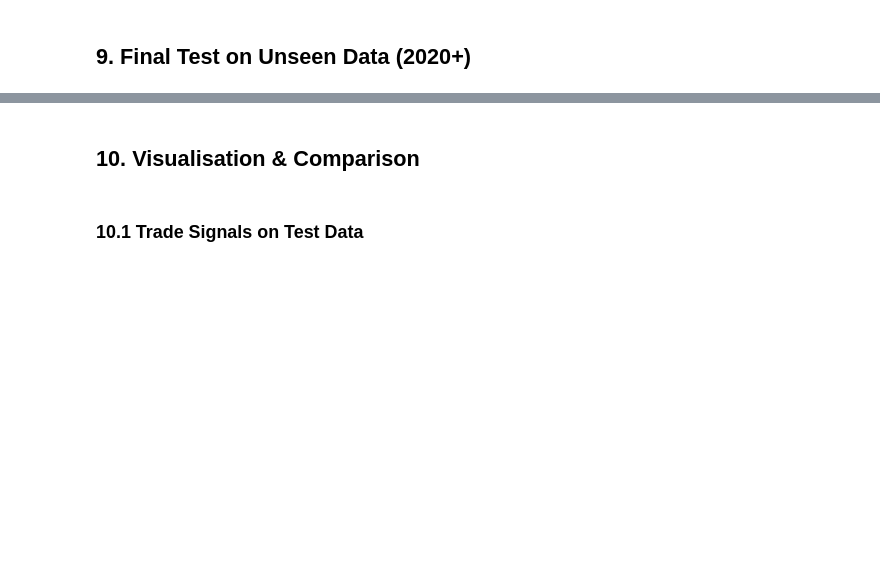
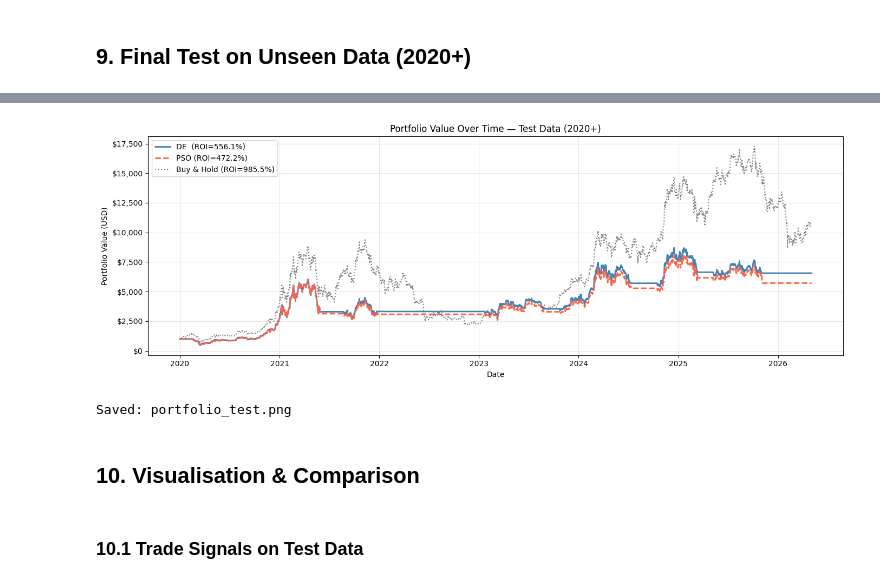
Before and after one commit to Jiongge390/CITS4404Group4, a Jupyter notebook: part2/CITS4404_TradingBot.ipynb, the cells around one changed output, grey strips where cells are left out. Drawn from its saved outputs; the diff is of its cells as text; code cells hidden in the pictures; blank space fills up the shorter version.

```diff
--- a/part2/CITS4404_TradingBot.ipynb
+++ b/part2/CITS4404_TradingBot.ipynb
@@ -542,14 +612,12 @@ for run in range(N_RUNS):
     _, val_de,  _ = differential_evolution(
         train_prices, BOUNDS,
         pop_size=POP_SIZE, max_iter=MAX_ITER,
-        F=DE_F, CR=DE_CR,
-        filter_type=FILTER, seed=s
+        F=DE_F, CR=DE_CR, seed=s
     )
     _, val_pso, _ = particle_swarm_optimization(
         train_prices, BOUNDS,
         n_particles=POP_SIZE, max_iter=MAX_ITER,
-        w=PSO_W, c1=PSO_C1, c2=PSO_C2,
-        filter_type=FILTER, seed=s
+        w=PSO_W, c1=PSO_C1, c2=PSO_C2, seed=s
     )
     de_results.append(val_de)
     pso_results.append(val_pso)
@@ -621,24 +777,23 @@ print(f'PSO best params  : N_short={best_pso_params[0]}, N_long={best_pso_params
 # %%
 # ── Evaluate on test set (2020+) ──────────────────────────────────────
-INITIAL_CASH = 10_000.0
+INITIAL_CASH = 1_000.0
 
-de_test_value  = evaluate_bot(test_prices, best_de_params[0],  best_de_params[1],  best_filter, INITIAL_CASH)
-pso_test_value = evaluate_bot(test_prices, best_pso_params[0], best_pso_params[1], best_filter, INITIAL_CASH)
+de_test_value  = evaluate_bot_14d(test_prices, best_de_params,  INITIAL_CASH)
+pso_test_value = evaluate_bot_14d(test_prices, best_pso_params, INITIAL_CASH)
 
-# Baselines
+# Baseline: buy and hold
 buy_hold_value = INITIAL_CASH * (test_prices[-1] / test_prices[0])
 
-# ROI %
 de_roi  = (de_test_value  - INITIAL_CASH) / INITIAL_CASH * 100
 pso_roi = (pso_test_value - INITIAL_CASH) / INITIAL_CASH * 100
 bh_roi  = (buy_hold_value - INITIAL_CASH) / INITIAL_CASH * 100
 
-print('='*55)
+print('=' * 55)
 print(f'{"Algorithm":<20} {"Final Value":>14}  {"ROI":>8}')
-print('-'*55)
+print('-' * 55)
 print(f'{"DE":<20} ${de_test_value:>13,.2f}  {de_roi:>7.1f}%')
 print(f'{"PSO":<20} ${pso_test_value:>13,.2f}  {pso_roi:>7.1f}%')
 print(f'{"Buy & Hold":<20} ${buy_hold_value:>13,.2f}  {bh_roi:>7.1f}%')
-print('='*55)
+print('=' * 55)
 print(f'Initial investment: ${INITIAL_CASH:,.2f}')
 print(f'Test period: {test_df.Date.min().date()} to {test_df.Date.max().date()}')
@@ -645,9 +810,8 @@ print(f'Test period: {test_df.Date.min().date()} to {test_df.Date.max().date()}'
 # %%
 # ── Portfolio value over time (test period) ───────────────────────────
-def simulate_portfolio(prices, N_short, N_long, filter_type, initial_cash=10000.0, tc=0.001):
-    """Return portfolio value at each timestep for plotting."""    N_short = max(2, int(round(N_short)))
-    N_long  = max(N_short + 1, int(round(N_long)))
-    signals, _, _ = generate_signals(prices, N_short, N_long, filter_type)
+def simulate_portfolio(prices, params, initial_cash=1000.0, tc=0.03):
+    """Return portfolio value at each timestep for plotting."""
+    signals, _, _ = generate_signals_14d(prices, params)
 
     cash, btc, position = initial_cash, 0.0, 0
     portfolio = []
@@ -656,35 +820,38 @@ def simulate_portfolio(prices, N_short, N_long, filter_type, initial_cash=10000.
         price = prices[i]
         if signals[i] == 1 and position == 0 and cash > 0:
             btc = (cash * (1 - tc)) / price
             cash = 0.0
             position = 1
         elif signals[i] == -1 and position == 1 and btc > 0:
             cash = btc * price * (1 - tc)
             btc = 0.0
             position = 0
         portfolio.append(cash + btc * price)
 
     return np.array(portfolio)
 
-de_portfolio  = simulate_portfolio(test_prices, best_de_params[0],  best_de_params[1],  best_filter)
-pso_portfolio = simulate_portfolio(test_prices, best_pso_params[0], best_pso_params[1], best_filter)
+de_portfolio  = simulate_portfolio(test_prices, best_de_params)
+pso_portfolio = simulate_portfolio(test_prices, best_pso_params)
 bh_portfolio  = INITIAL_CASH * (test_prices / test_prices[0])
 
 fig, ax = plt.subplots(figsize=(14, 5))
 ax.plot(test_df['Date'], de_portfolio,  label=f'DE  (ROI={de_roi:.1f}%)',  color='steelblue', linewidth=2)
 ax.plot(test_df['Date'], pso_portfolio, label=f'PSO (ROI={pso_roi:.1f}%)', color='tomato',    linewidth=2, linestyle='--')
 ax.plot(test_df['Date'], bh_portfolio,  label=f'Buy & Hold (ROI={bh_roi:.1f}%)', color='grey', linewidth=1.5, linestyle=':')
 ax.set_title('Portfolio Value Over Time — Test Data (2020+)')
 ax.set_xlabel('Date')
 ax.set_ylabel('Portfolio Value (USD)')
 ax.yaxis.set_major_formatter(plt.FuncFormatter(lambda v, _: f'${v:,.0f}'))
 ax.xaxis.set_major_formatter(mdates.DateFormatter('%Y'))
 ax.legend()
 ax.grid(True, alpha=0.3)
 plt.tight_layout()
 plt.savefig('portfolio_test.png', dpi=150)
 plt.show()
 print('Saved: portfolio_test.png')
+# %% [output]
+[figure, added]
+Saved: portfolio_test.png
 # %% [markdown]
 ## 10. Visualisation & Comparison
 # %% [markdown]
```
Also changed, not shown: parts of 18 cells of this notebook, 21 other files.
